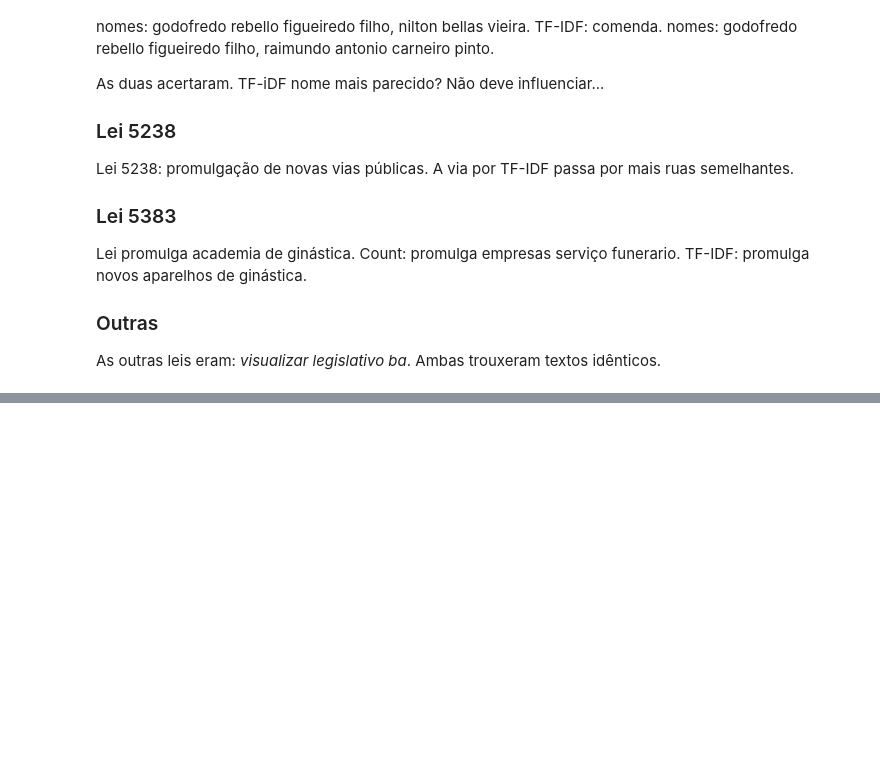
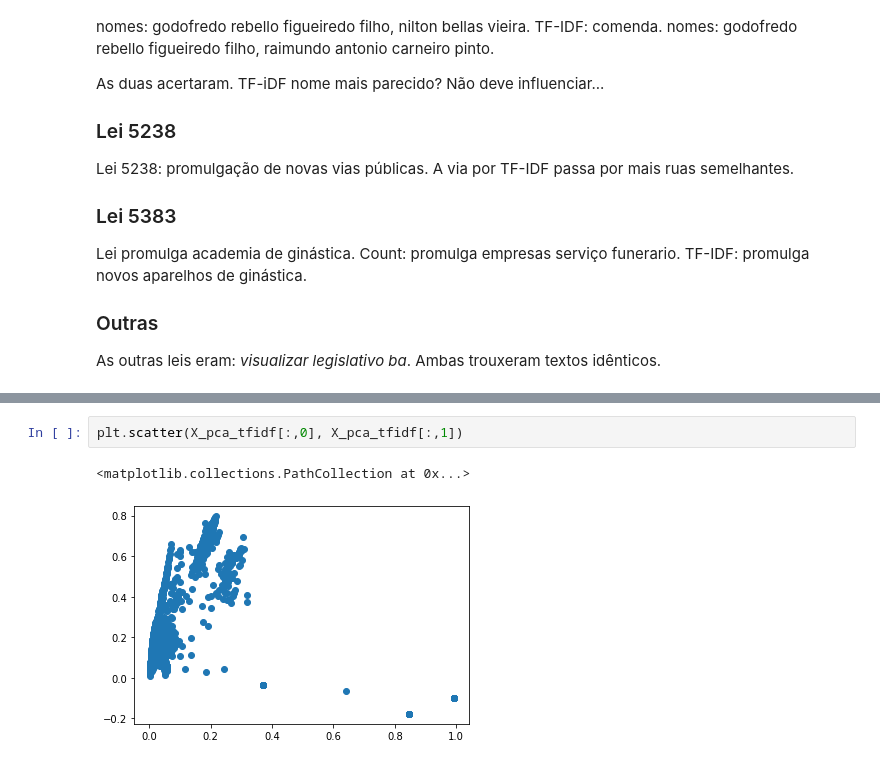
Before and after one commit to DadosAbertosDeFeira/analises, a Jupyter notebook: analysis/semelhanca_leis.ipynb, the cells around one changed output, grey strips where cells are left out. Cells and saved outputs as stored; diff of their text form; blank space fills up the shorter version.

```diff
--- a/analysis/semelhanca_leis.ipynb
+++ b/analysis/semelhanca_leis.ipynb
@@ -344,0 +416,5 @@ As outras leis eram: _visualizar legislativo ba_. Ambas trouxeram textos idênti
+# %%
+plt.scatter(X_pca_tfidf[:,0], X_pca_tfidf[:,1])
+# %% [output]
+<matplotlib.collections.PathCollection at 0x...>
+[figure, added]
```
Also changed, not shown: parts of 19 cells of this notebook.
